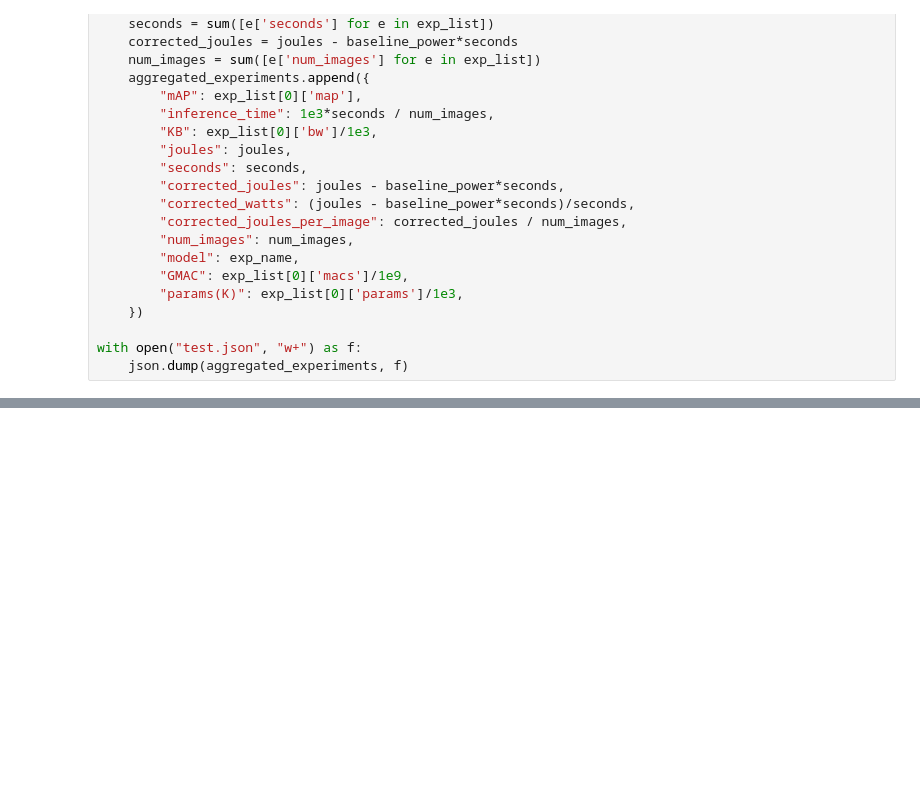
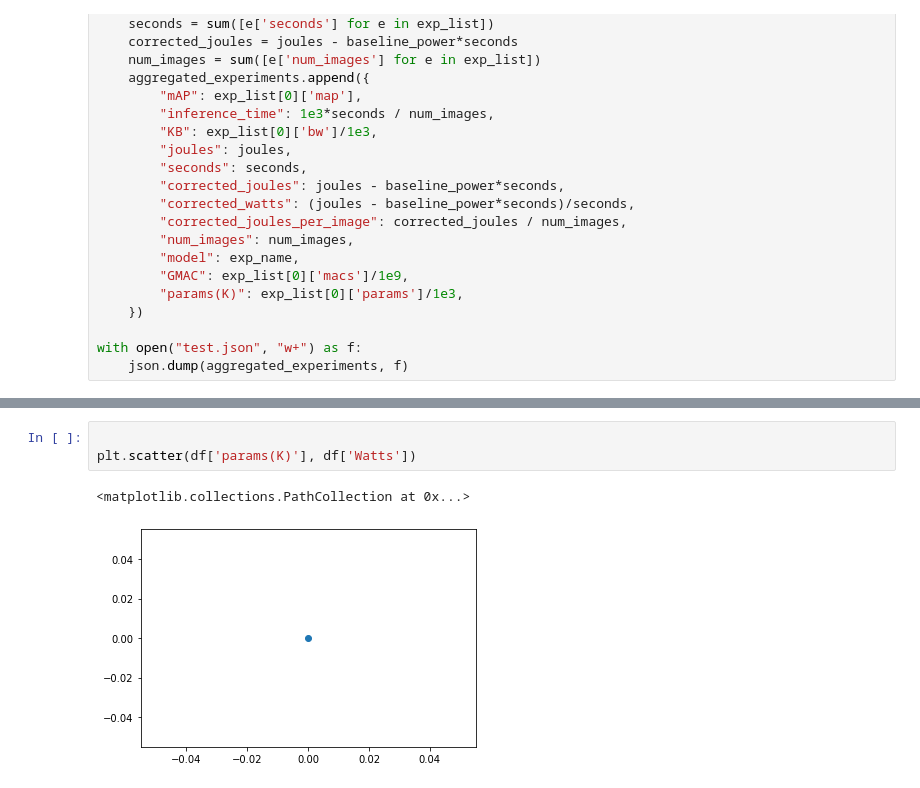
Before and after one commit to jsiloto/adaptive-cod-on-device, a Jupyter notebook: host/data_analysis.ipynb, the cells around one changed output, grey strips where cells are left out. Saved outputs shown, nothing was run; the diff lists cells and outputs as text; blank space fills up the shorter version.

```diff
--- a/host/data_analysis.ipynb
+++ b/host/data_analysis.ipynb
@@ -163,0 +198,6 @@ plt.show()
+# %%
+
+plt.scatter(df['params(K)'], df['Watts'])
+# %% [output]
+<matplotlib.collections.PathCollection at 0x...>
+[figure, added]
```
Also changed, not shown: parts of 7 cells of this notebook, 7 other files.
